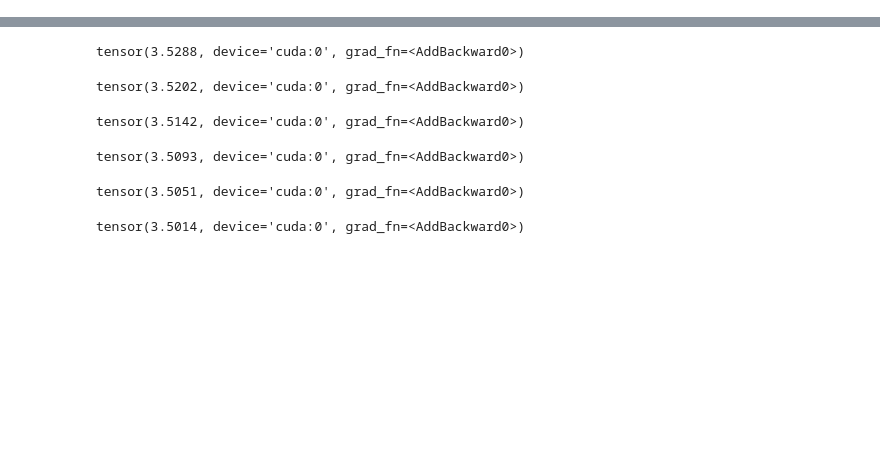
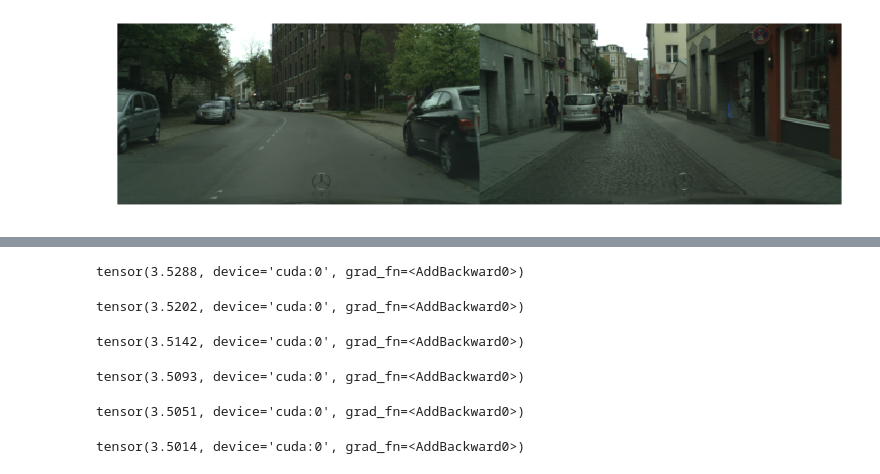
Before and after one commit to EkaterinaGlazkova/ProbabilisticUnet, a Jupyter notebook: Probabilistic UNet.ipynb, the cells around one changed output, grey strips where cells are left out. Saved outputs shown, nothing was run; the diff lists cells and outputs as text; code cells hidden in the pictures; blank space fills up the shorter version.

Commit message:
better training, more visualizations

```diff
--- a/Probabilistic UNet.ipynb
+++ b/Probabilistic UNet.ipynb
@@ -12,28 +17,40 @@ from model.model import UNet, Conv1x1, GaussNet, ProbUNet
 %autoreload 2
 # %%
 device = torch.device('cuda' if torch.cuda.is_available() else 'cpu')
+data_root = "/home/glazkova/ProbabilisticUnet/data"
+# %%
+id_to_train_id = training.get_id_to_train_id()
 # %%
-num_classes = 21
-batch_size = 8
+num_classes = 19
+batch_size = 2
 
-transform_func = transforms.Compose([
-                    transforms.Resize((256, 512)),
-                    transforms.ToTensor()
+img_transform_func = transforms.Compose([
+                    transforms.Resize((256, 512), interpolation = PIL.Image.BILINEAR),
+                    transforms.ToTensor(),
+
                 ])
 
-train_dataset = datasets.Cityscapes(root="/home/glazkova/prob_unet/data",
+labels_transform_func = transforms.Compose([
+                    transforms.Resize((256, 512), interpolation = PIL.Image.NEAREST),
+                    transforms.Lambda(lambda x: id_to_train_id[x]),
+                    transforms.ToTensor(),
+                    #transforms.Lambda(lambda x: x*255) #better way?
+
+                ])
+
+train_dataset = datasets.Cityscapes(root=data_root,
                            mode="fine",
                            split="train",
                            target_type="semantic",
-                           transform = transform_func,
-                           target_transform = transform_func)
+                           transform = img_transform_func,
+                           target_transform = labels_transform_func)
 
-test_dataset = datasets.Cityscapes(root="/home/glazkova/prob_unet/data",
+test_dataset = datasets.Cityscapes(root=data_root,
                            mode="fine",
                            split="test",
                            target_type="semantic",
-                           transform = transform_func,
-                           target_transform = transform_func)
+                           transform = img_transform_func,
+                           target_transform = labels_transform_func)
 
 
 train_loader = torch.utils.data.DataLoader(dataset=train_dataset,
@@ -113,0 +79,4 @@ def train(model, opt, n_epochs):
+# %%
+visualization_utils.show_dataset_random_examples(train_dataset, 2)
+# %% [output]
+[figure, added]
```
Also changed, not shown: parts of 10 cells of this notebook, 3 other files.
